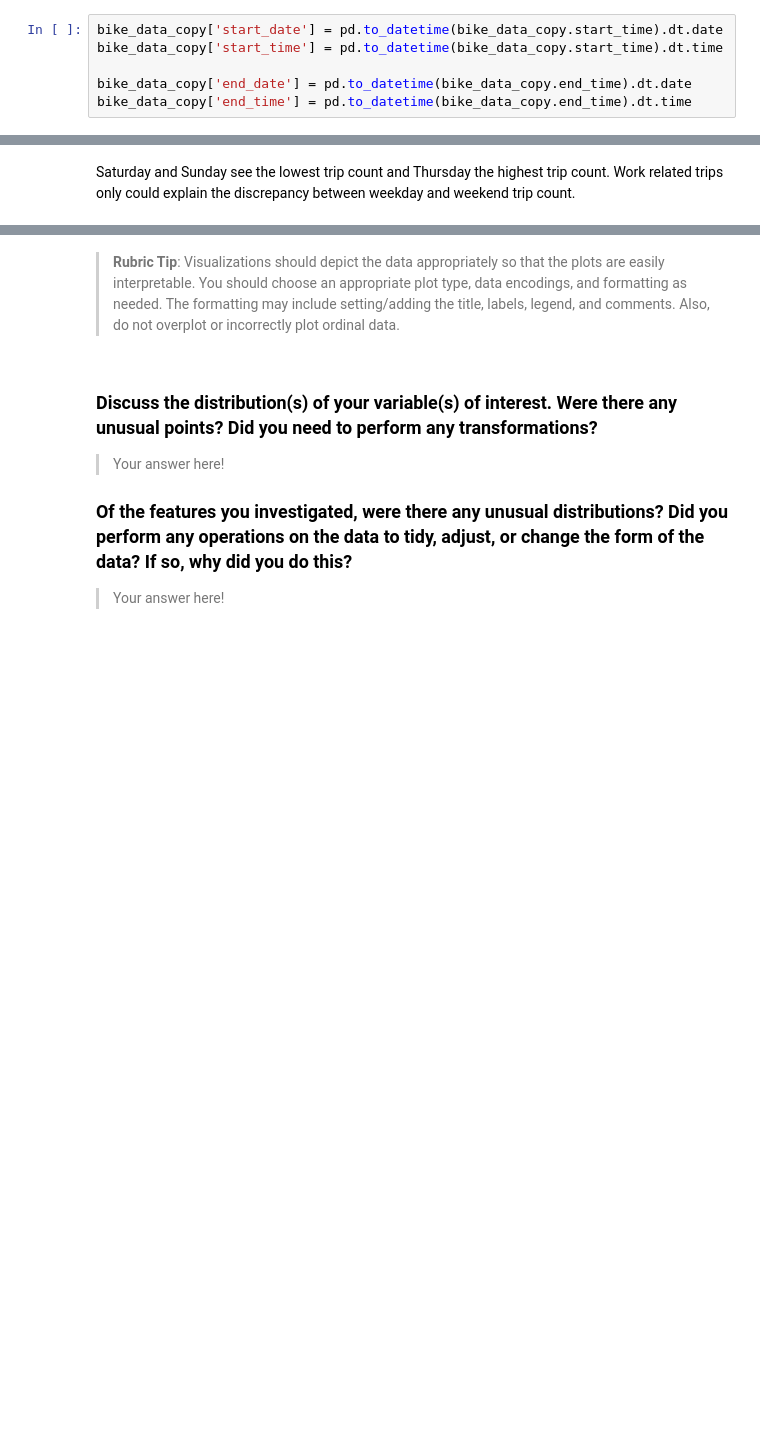
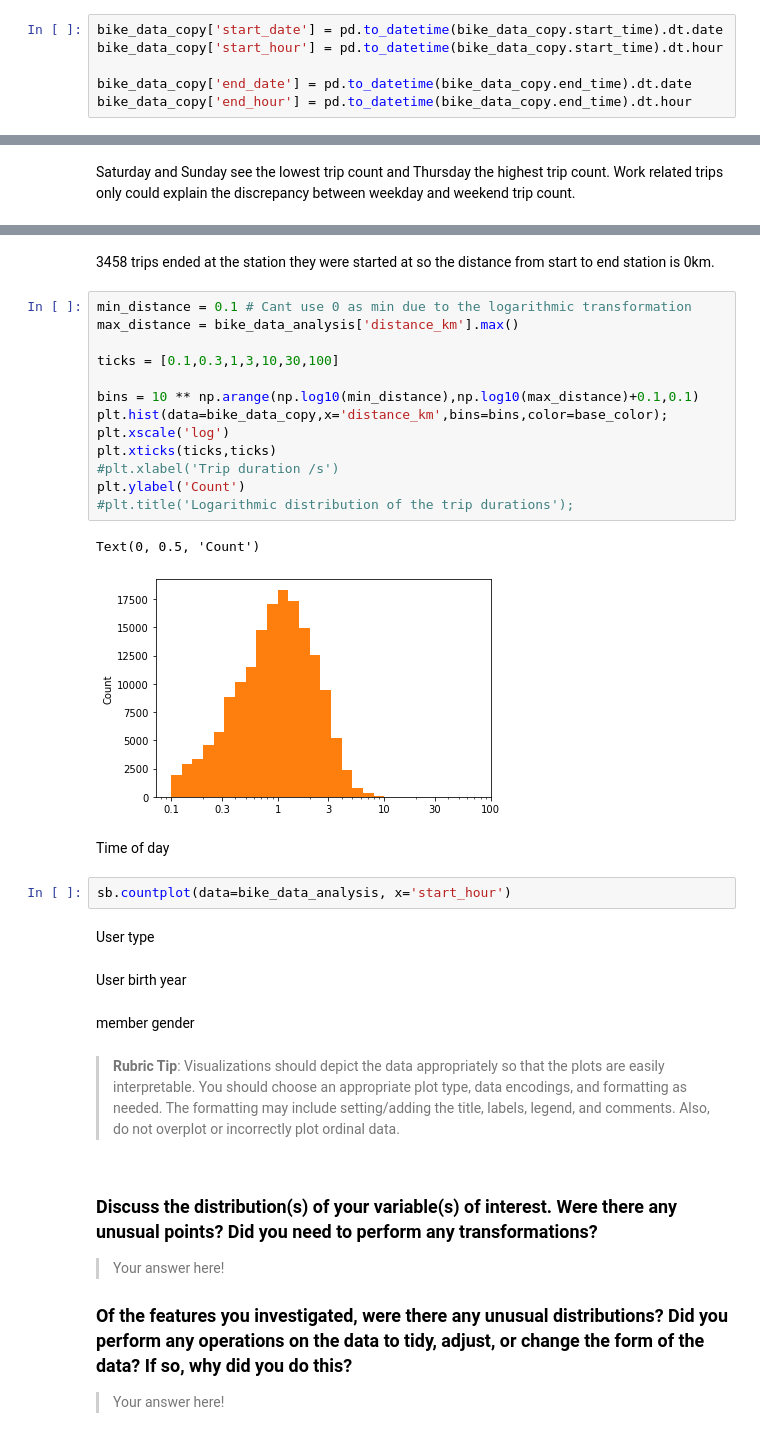
Before and after one commit to LukeConfait/udacity_data_analysis_projects, a Jupyter notebook: project_3/Part_I_exploration_template.ipynb, the cells around one changed output, grey strips where cells are left out. Cells and saved outputs as stored; diff of their text form; blank space fills up the shorter version.

```diff
--- a/project_3/Part_I_exploration_template.ipynb
+++ b/project_3/Part_I_exploration_template.ipynb
@@ -140,9 +140,9 @@ The time and date for start and end is put into seperate columns.
 # %%
 bike_data_copy['start_date'] = pd.to_datetime(bike_data_copy.start_time).dt.date
-bike_data_copy['start_time'] = pd.to_datetime(bike_data_copy.start_time).dt.time
+bike_data_copy['start_hour'] = pd.to_datetime(bike_data_copy.start_time).dt.hour
 
 bike_data_copy['end_date'] = pd.to_datetime(bike_data_copy.end_time).dt.date
-bike_data_copy['end_time'] = pd.to_datetime(bike_data_copy.end_time).dt.time
+bike_data_copy['end_hour'] = pd.to_datetime(bike_data_copy.end_time).dt.hour
 # %% [markdown]
 Print the min and max __'start_date'__ to determine the period of data collection.
 # %%
@@ -333,3 +347,31 @@ Saturday and Sunday see the lowest trip count and Thursday the highest trip coun
+# %% [markdown]
+3458 trips ended at the station they were started at so the distance from start to end station is 0km.
+# %%
+min_distance = 0.1 # Cant use 0 as min due to the logarithmic transformation
+max_distance = bike_data_analysis['distance_km'].max()
+
+ticks = [0.1,0.3,1,3,10,30,100]
+
+bins = 10 ** np.arange(np.log10(min_distance),np.log10(max_distance)+0.1,0.1)
+plt.hist(data=bike_data_copy,x='distance_km',bins=bins,color=base_color);
+plt.xscale('log')
+plt.xticks(ticks,ticks)
+#plt.xlabel('Trip duration /s')
+plt.ylabel('Count')
+#plt.title('Logarithmic distribution of the trip durations');
+# %% [output]
+Text(0, 0.5, 'Count')
+[figure, added]
+# %% [markdown]
+Time of day
+# %%
+sb.countplot(data=bike_data_analysis, x='start_hour')
+# %% [markdown]
+User type
+# %% [markdown]
+User birth year
+# %% [markdown]
+member gender
 # %% [markdown]
 
 
```
Also changed, not shown: parts of 11 cells of this notebook, 1 other file.
